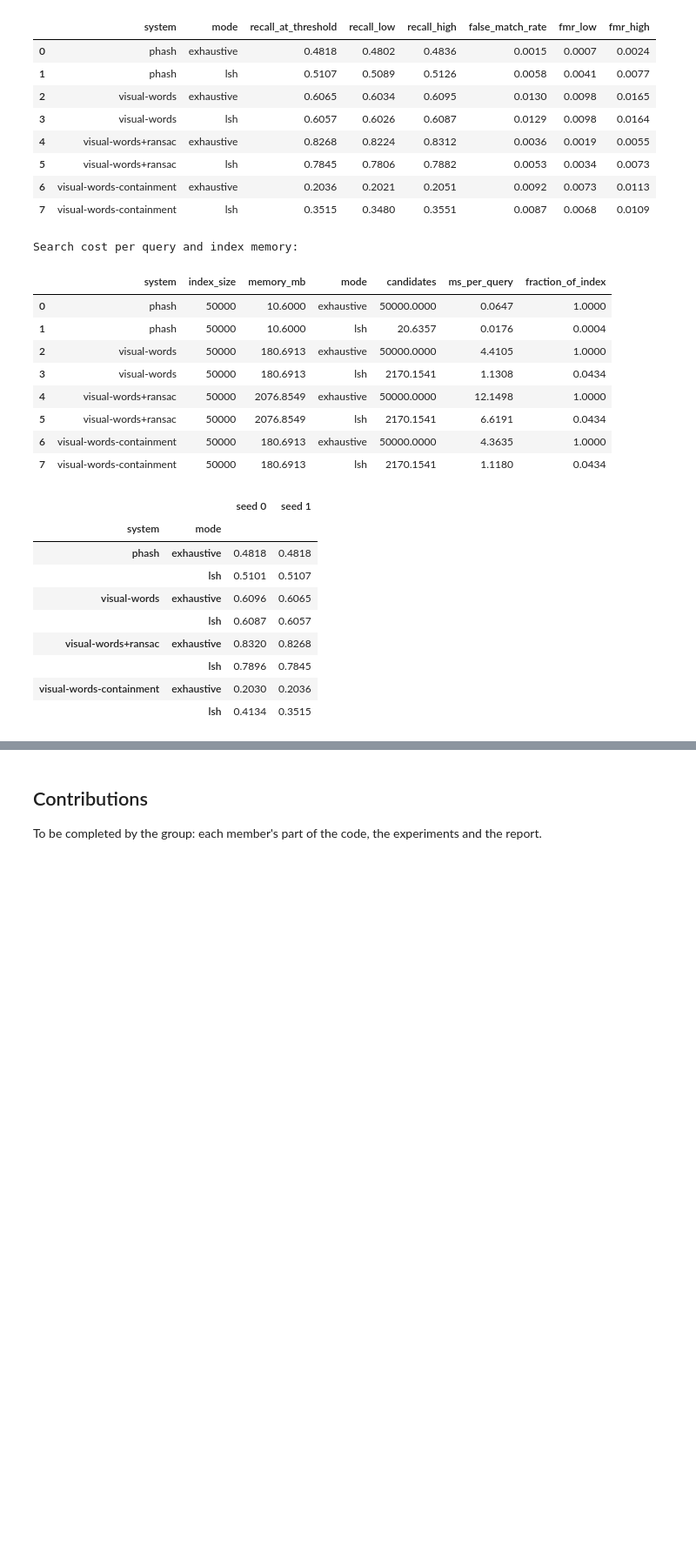
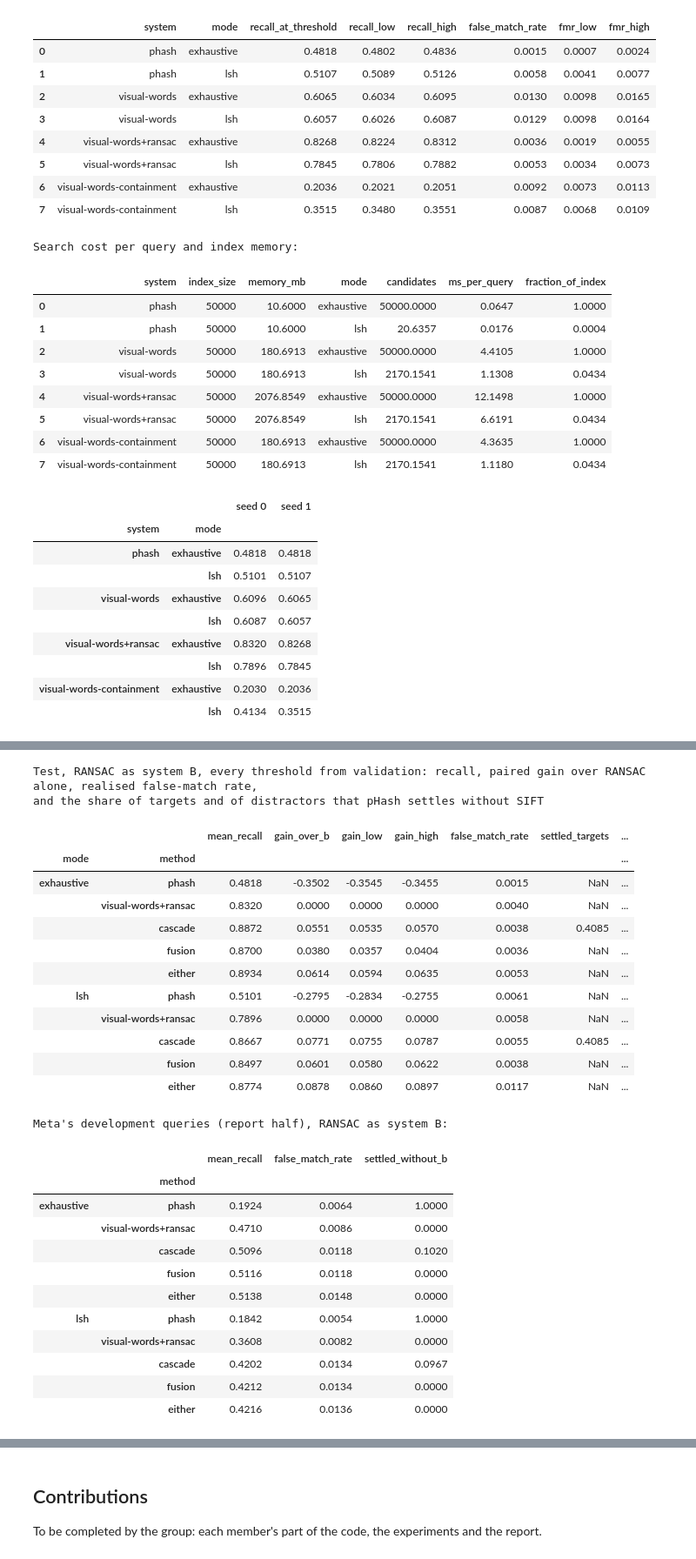
Before and after one commit to claralb2002/Detecting-Duplicate-and-Manipulated-Images, a Jupyter notebook: notebook.ipynb, the cells around one changed output, grey strips where cells are left out. Shown at 87% size. Drawn from its saved outputs; the diff is of its cells as text; code cells hidden in the pictures; blank space fills up the shorter version.

```diff
--- a/notebook.ipynb
+++ b/notebook.ipynb
@@ -1336,6 +1336,8 @@ def compare(pairs: pd.DataFrame, system_b: str, calibrating: pd.Series | None =
     recall = source_resamples(held.query_id[target], np.column_stack([found[m] for m in methods])) / target.sum()
     fmr_samples = source_resamples(held.query_id[~target], np.column_stack([false[m] for m in methods])) / (~target).sum()
     summary = pd.DataFrame([dict(method=m, mean_recall=found[m].mean(), **dict(zip(("recall_low", "recall_high"), percentile_interval(recall[:, i]))),
+                                 gain_over_b=found[m].mean() - found[system_b].mean(),
+                                 **dict(zip(("gain_low", "gain_high"), percentile_interval(recall[:, i] - recall[:, methods.index(system_b)]))),
                                  false_match_rate=false[m].mean(), **dict(zip(("fmr_low", "fmr_high"), percentile_interval(fmr_samples[:, i]))),
                                  settled_without_b=settled[m]) for i, m in enumerate(methods)])
     return condition_order(pd.concat(per_condition, ignore_index=True)), summary
@@ -1869,0 +1877,46 @@ Search cost per query and index memory:
+# %%
+print("Test, RANSAC as system B, every threshold from validation: recall, paired gain over RANSAC alone, realised false-match rate,")
+print("and the share of targets and of distractors that pHash settles without SIFT")
+combined = []
+for mode in ("exhaustive", "lsh"):
+    fit, held = paired(val.results, mode, "visual-words+ransac"), paired(test.results, mode, "visual-words+ransac")
+    summary = compare_calibrated_on(fit, held, "visual-words+ransac")[1]
+    settled = cascade_answer(held, *calibrate_cascade(fit))[1]
+    is_cascade, target = summary.method == "cascade", is_target(held)
+    combined.append(summary.assign(mode=mode, settled_targets=np.where(is_cascade, settled[target].mean(), np.nan),
+                                   settled_distractors=np.where(is_cascade, settled[~target].mean(), np.nan)))
+display(pd.concat(combined).set_index(["mode", "method"])[["mean_recall", "gain_over_b", "gain_low", "gain_high", "false_match_rate",
+                                                           "settled_targets", "settled_distractors"]].round(4))
+
+if EXPERIMENTS["dev"]:
+    print("Meta's development queries (report half), RANSAC as system B:")
+    display(pd.concat({mode: dev_combinations["visual-words+ransac", mode].set_index("method")[["mean_recall", "false_match_rate", "settled_without_b"]]
+                       for mode in ("exhaustive", "lsh")}).round(4))
+# %% [output]
+Test, RANSAC as system B, every threshold from validation: recall, paired gain over RANSAC alone, realised false-match rate,
+and the share of targets and of distractors that pHash settles without SIFT
+|  |  | mean_recall | gain_over_b | gain_low | gain_high | false_match_rate | settled_targets | ... |
+| mode | method |  |  |  |  |  |  | ... |
+| exhaustive | phash | 0.4818 | -0.3502 | -0.3545 | -0.3455 | 0.0015 | NaN | ... |
+|  | visual-words+ransac | 0.8320 | 0.0000 | 0.0000 | 0.0000 | 0.0040 | NaN | ... |
+|  | cascade | 0.8872 | 0.0551 | 0.0535 | 0.0570 | 0.0038 | 0.4085 | ... |
+|  | fusion | 0.8700 | 0.0380 | 0.0357 | 0.0404 | 0.0036 | NaN | ... |
+|  | either | 0.8934 | 0.0614 | 0.0594 | 0.0635 | 0.0053 | NaN | ... |
+| lsh | phash | 0.5101 | -0.2795 | -0.2834 | -0.2755 | 0.0061 | NaN | ... |
+|  | visual-words+ransac | 0.7896 | 0.0000 | 0.0000 | 0.0000 | 0.0058 | NaN | ... |
+|  | cascade | 0.8667 | 0.0771 | 0.0755 | 0.0787 | 0.0055 | 0.4085 | ... |
+|  | fusion | 0.8497 | 0.0601 | 0.0580 | 0.0622 | 0.0038 | NaN | ... |
+|  | either | 0.8774 | 0.0878 | 0.0860 | 0.0897 | 0.0117 | NaN | ... |
+Meta's development queries (report half), RANSAC as system B:
+|  |  | mean_recall | false_match_rate | settled_without_b |
+|  | method |  |  |  |
+| exhaustive | phash | 0.1924 | 0.0064 | 1.0000 |
+|  | visual-words+ransac | 0.4710 | 0.0086 | 0.0000 |
+|  | cascade | 0.5096 | 0.0118 | 0.1020 |
+|  | fusion | 0.5116 | 0.0118 | 0.0000 |
+|  | either | 0.5138 | 0.0148 | 0.0000 |
+| lsh | phash | 0.1842 | 0.0054 | 1.0000 |
+|  | visual-words+ransac | 0.3608 | 0.0082 | 0.0000 |
+|  | cascade | 0.4202 | 0.0134 | 0.0967 |
+|  | fusion | 0.4212 | 0.0134 | 0.0000 |
+|  | either | 0.4216 | 0.0136 | 0.0000 |
```
Also changed, not shown: parts of 8 cells of this notebook.
